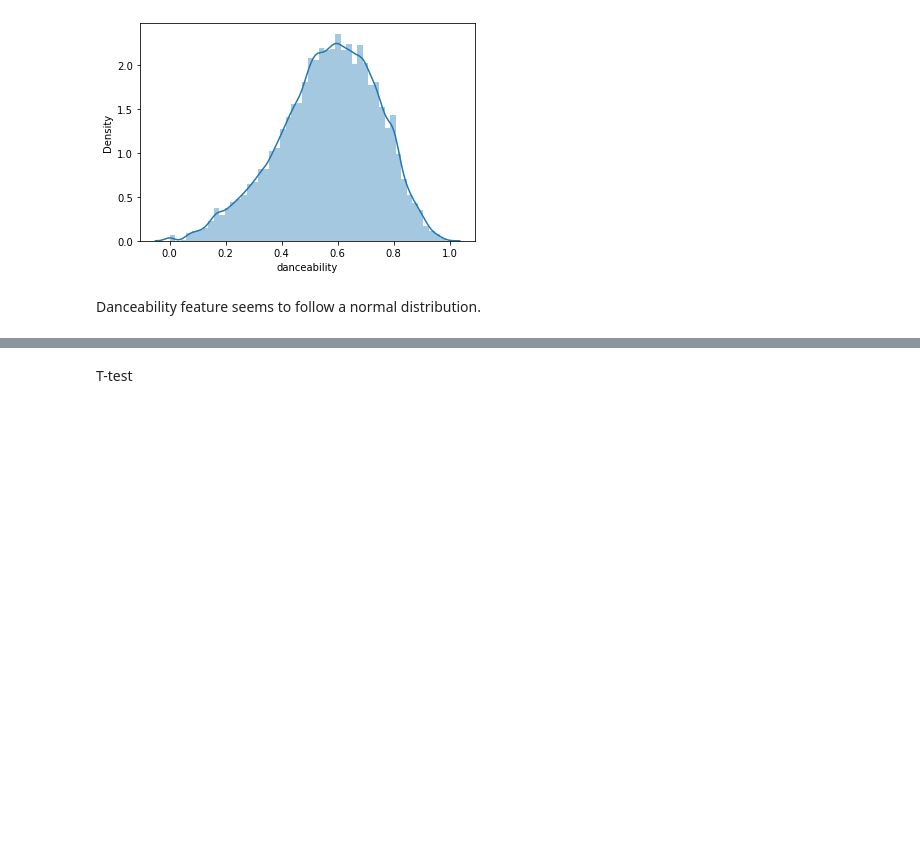
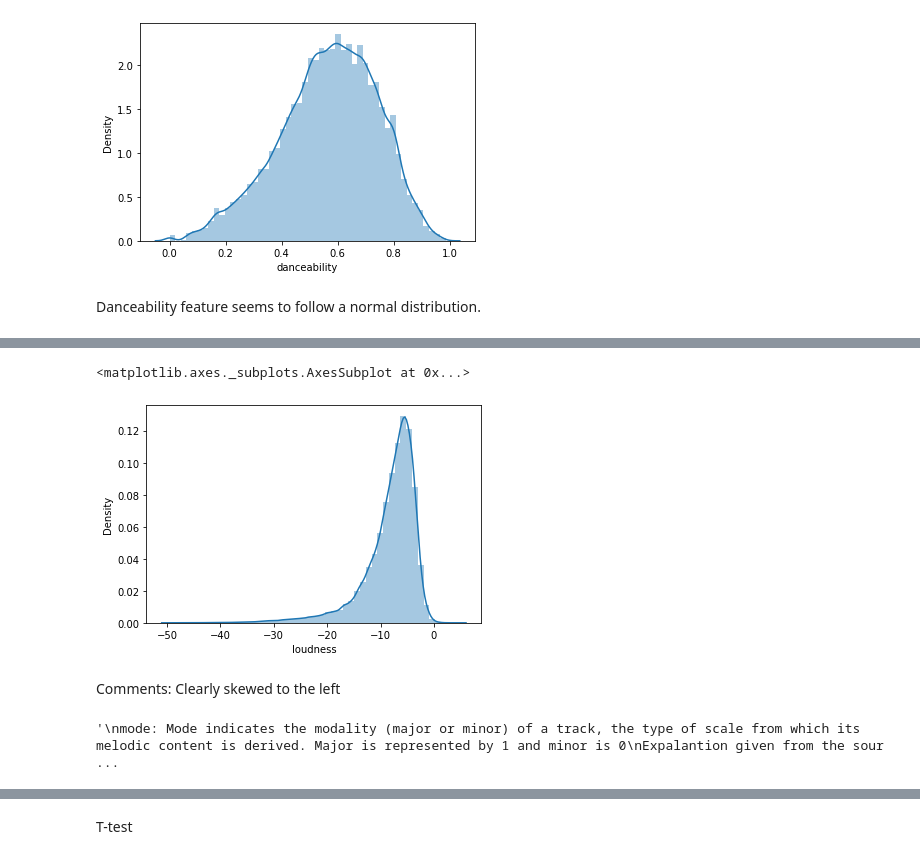
Before and after one commit to abhi-11nav/Spotify-data-Analysis, a Jupyter notebook: Spotify_Music_Analysis.ipynb, the cells around one changed output, grey strips where cells are left out. Saved outputs shown, nothing was run; the diff lists cells and outputs as text; code cells hidden in the pictures; blank space fills up the shorter version.

```diff
--- a/Spotify_Music_Analysis.ipynb
+++ b/Spotify_Music_Analysis.ipynb
@@ -373,0 +399,18 @@ np.log
+# %%
+sns.distplot(data["loudness"])
+# %% [output]
+<matplotlib.axes._subplots.AxesSubplot at 0x...>
+[figure, added]
+# %% [markdown]
+Comments: Clearly skewed to the left
+# %%
+data["mode"].value_counts()
+
+# Well, this is a categorical column too.
+
+"""
+mode: Mode indicates the modality (major or minor) of a track, the type of scale from which its melodic content is derived. Major is represented by 1 and minor is 0
+Expalantion given from the source
+"""
+# %% [output]
+'\nmode: Mode indicates the modality (major or minor) of a track, the type of scale from which its melodic content is derived. Major is represented by 1 and minor is 0\nExpalantion given from the sour ...
```
Also changed, not shown: parts of 32 cells of this notebook.
